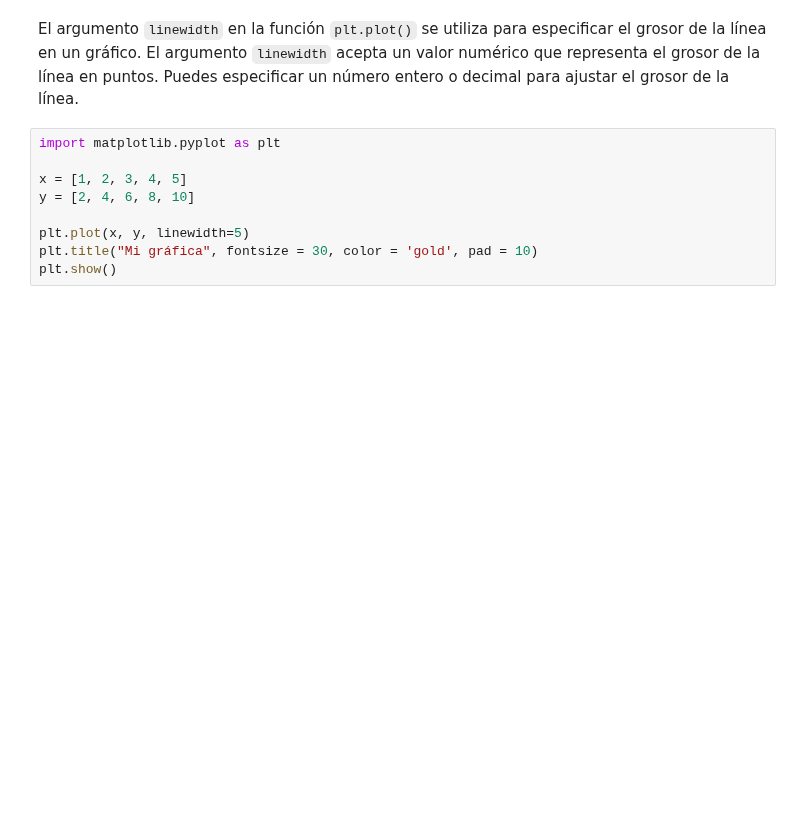
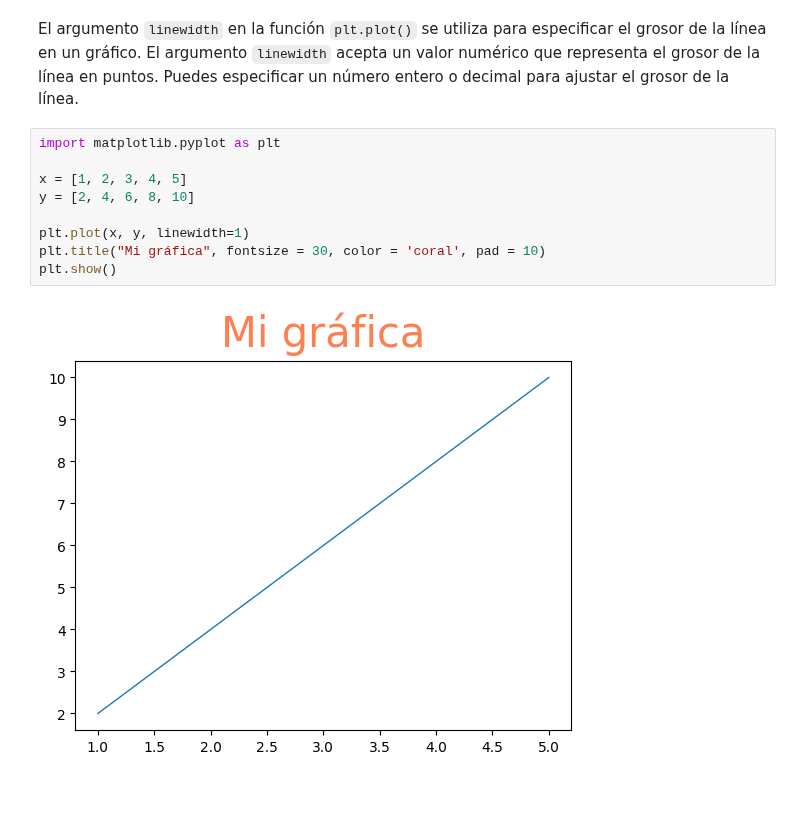
Before and after one commit to pjhh-ciencias/ProgramacionDOS2022, a Jupyter notebook: Python/S12.ipynb, the cells around one changed output. Saved outputs shown, nothing was run; the diff lists cells and outputs as text; blank space fills up the shorter version.

```diff
--- a/Python/S12.ipynb
+++ b/Python/S12.ipynb
@@ -84,12 +181,14 @@ El argumento `linewidth` en la función `plt.plot()` se utiliza para especificar
 # %%
 import matplotlib.pyplot as plt
 
 x = [1, 2, 3, 4, 5]
 y = [2, 4, 6, 8, 10]
 
-plt.plot(x, y, linewidth=5)
-plt.title("Mi gráfica", fontsize = 30, color = 'gold', pad = 10)
+plt.plot(x, y, linewidth=1)
+plt.title("Mi gráfica", fontsize = 30, color = 'coral', pad = 10)
 plt.show()
+# %% [output]
+[figure, added]
 # %% [markdown]
 ##
 # %% [markdown]
```
Also changed, not shown: parts of 16 cells of this notebook, 2 other files.
